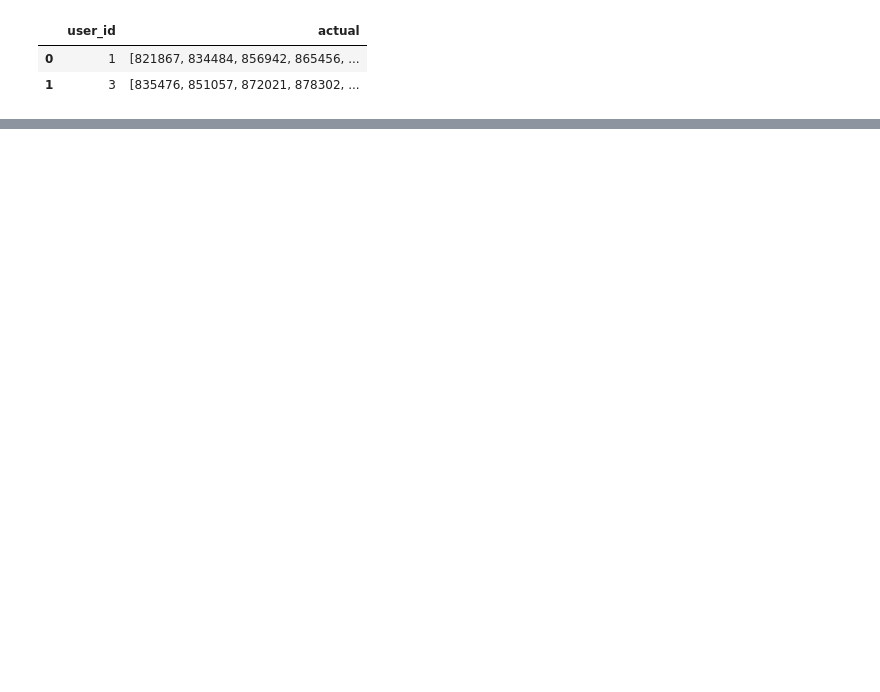
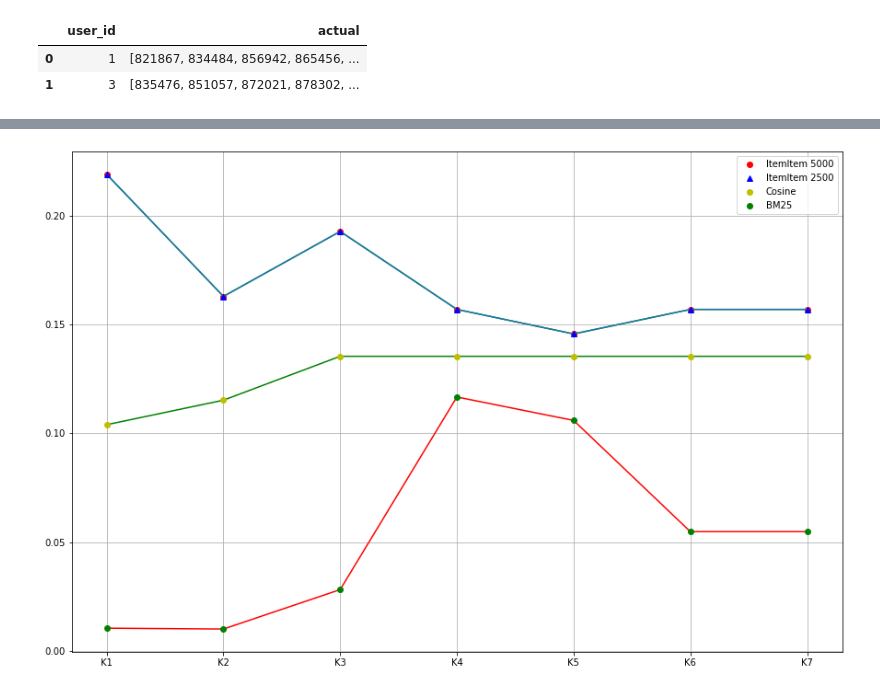
Before and after one commit to kasjanov/RecSys, a Jupyter notebook: RS_home_work_2.ipynb, the cells around one changed output, grey strips where cells are left out. Cells and saved outputs as stored; diff of their text form; code cells hidden in the pictures; blank space fills up the shorter version.

```diff
--- a/RS_home_work_2.ipynb
+++ b/RS_home_work_2.ipynb
@@ -397,0 +646,2 @@ max(precision_at_5, key=precision_at_5.get), precision_at_5
+# %%
+precision_at_5_cos = {}
@@ -397,0 +813,2 @@ max(precision_at_5, key=precision_at_5.get), precision_at_5
+# %%
+precision_at_5_bm25 = {}
@@ -397,0 +1011,18 @@ max(precision_at_5, key=precision_at_5.get), precision_at_5
+# %%
+precision_at_5_item_3000 = {}
+# %%
+precision_at_5_item_3000['K1'] = result.apply(lambda row: precision_at_k(row['K1'],
+                                                               row['actual'], 5), axis=1).mean()
+precision_at_5_item_3000['K2'] = result.apply(lambda row: precision_at_k(row['K2'],
+                                                               row['actual'], 5), axis=1).mean()
+precision_at_5_item_3000['K3'] = result.apply(lambda row: precision_at_k(row['K3'],
+                                                               row['actual'], 5), axis=1).mean()
+precision_at_5_item_3000['K4'] = result.apply(lambda row: precision_at_k(row['K4'],
+                                                               row['actual'], 5), axis=1).mean()
+precision_at_5_item_3000['K5'] = result.apply(lambda row: precision_at_k(row['K5'],
+                                                               row['actual'], 5), axis=1).mean()
+precision_at_5_item_3000['K6'] = result.apply(lambda row: precision_at_k(row['K6'],
+                                                               row['actual'], 5), axis=1).mean()
+precision_at_5_item_3000['K7'] = result.apply(lambda row: precision_at_k(row['K7'],
+                                                               row['actual'], 5), axis=1).mean()
+max(precision_at_5_item_3000, key=precision_at_5_item_3000.get), precision_at_5_item_3000
@@ -397,0 +1038,17 @@ max(precision_at_5, key=precision_at_5.get), precision_at_5
+# %%
+fig, ax = plt.subplots()
+
+ax.plot(*zip(*precision_at_5_item.items()),'g')
+ax.plot(*zip(*precision_at_5_item.items()),'ro', label='ItemItem 5000')
+ax.plot(*zip(*precision_at_5_item_3000.items()))
+ax.plot(*zip(*precision_at_5_item_3000.items()),'b^', label='ItemItem 2500')
+ax.plot(*zip(*precision_at_5_cos.items()),'g')
+ax.plot(*zip(*precision_at_5_cos.items()),'yo', label='Cosine')
+ax.plot(*zip(*precision_at_5_bm25.items()),'r')
+ax.plot(*zip(*precision_at_5_bm25.items()),'go', label='BM25')
+ax.grid()
+ax.legend()
+fig.set_figheight(10)
+fig.set_figwidth(15)
+# %% [output]
+[figure, added]
```
Also changed, not shown: parts of 42 cells of this notebook.
